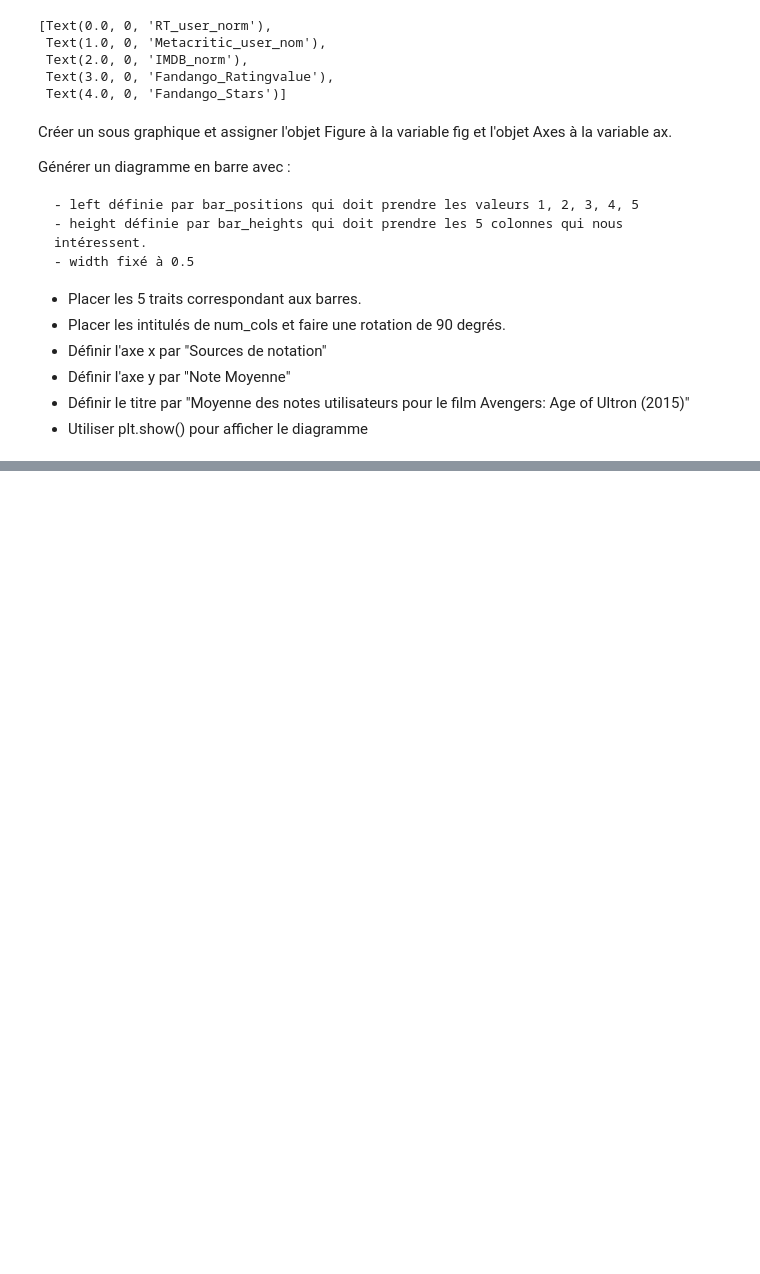
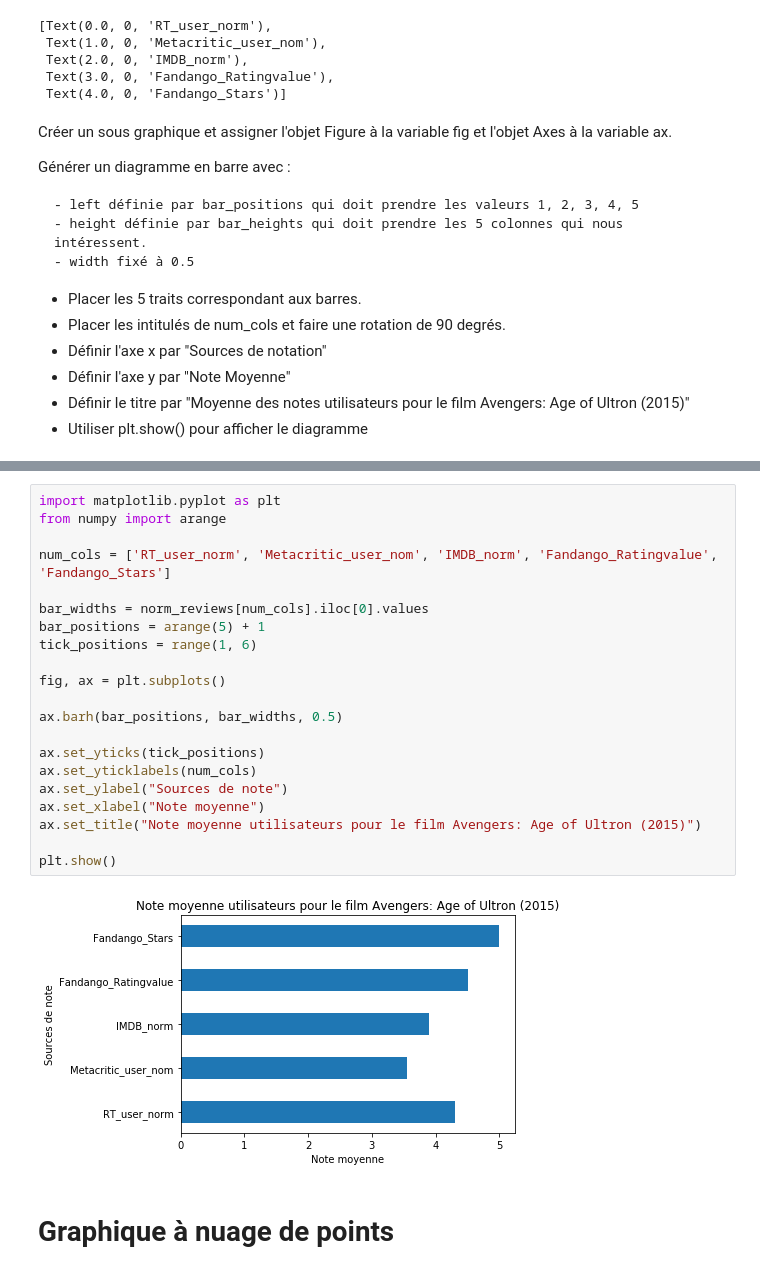
Before and after one commit to brunoharlein/pandas_is_cool, a Jupyter notebook: Cours Pandas.ipynb, the cells around one changed output, grey strips where cells are left out. Drawn from its saved outputs; the diff is of its cells as text; blank space fills up the shorter version.

```diff
--- a/Cours Pandas.ipynb
+++ b/Cours Pandas.ipynb
@@ -3300,0 +3344,25 @@ AttributeError: 'AxesSubplot' object has no attribute 'setxticklabels'
+# %%
+import matplotlib.pyplot as plt
+from numpy import arange
+
+num_cols = ['RT_user_norm', 'Metacritic_user_nom', 'IMDB_norm', 'Fandango_Ratingvalue', 'Fandango_Stars']
+
+bar_widths = norm_reviews[num_cols].iloc[0].values
+bar_positions = arange(5) + 1
+tick_positions = range(1, 6)
+
+fig, ax = plt.subplots()
+
+ax.barh(bar_positions, bar_widths, 0.5)
+
+ax.set_yticks(tick_positions)
+ax.set_yticklabels(num_cols)
+ax.set_ylabel("Sources de note")
+ax.set_xlabel("Note moyenne")
+ax.set_title("Note moyenne utilisateurs pour le film Avengers: Age of Ultron (2015)")
+
+plt.show()
+# %% [output]
+[figure, added]
+# %% [markdown]
+# Graphique à nuage de points
```
Also changed, not shown: parts of 18 cells of this notebook.
